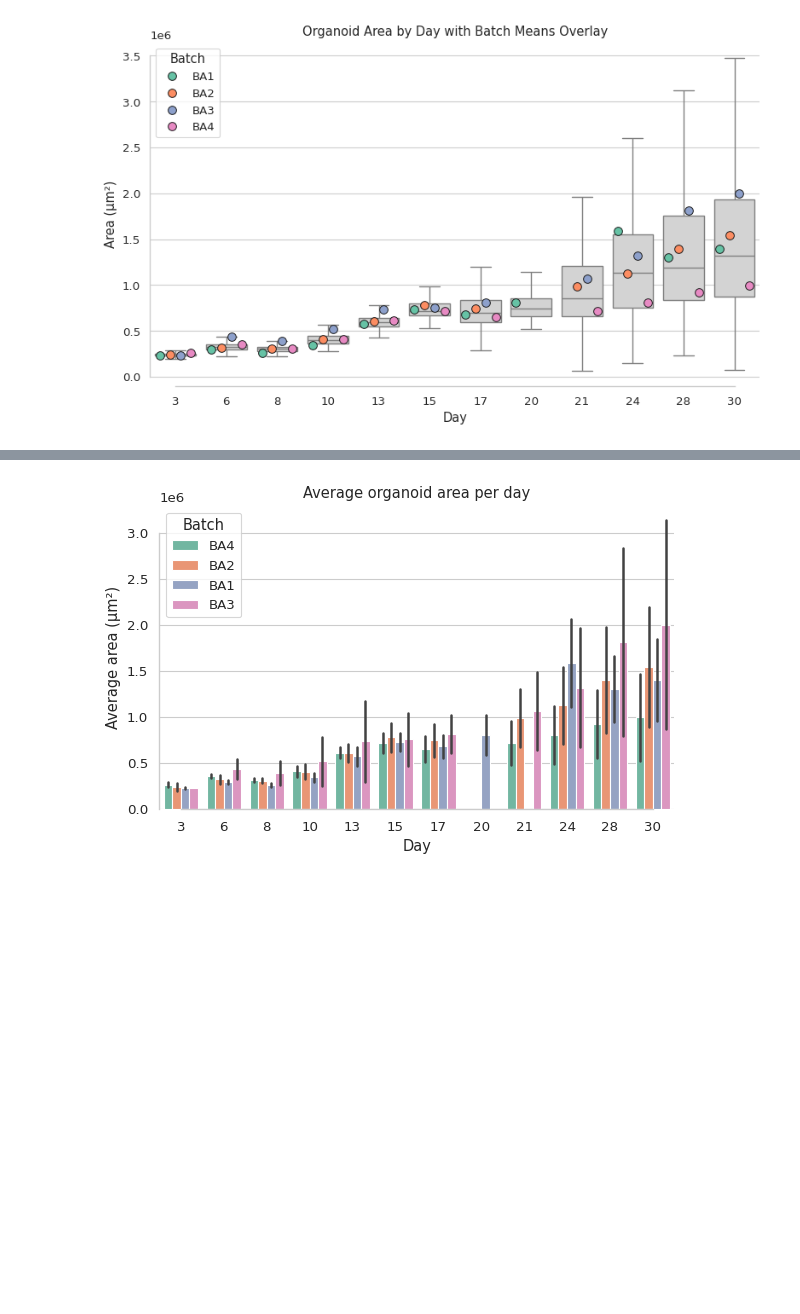
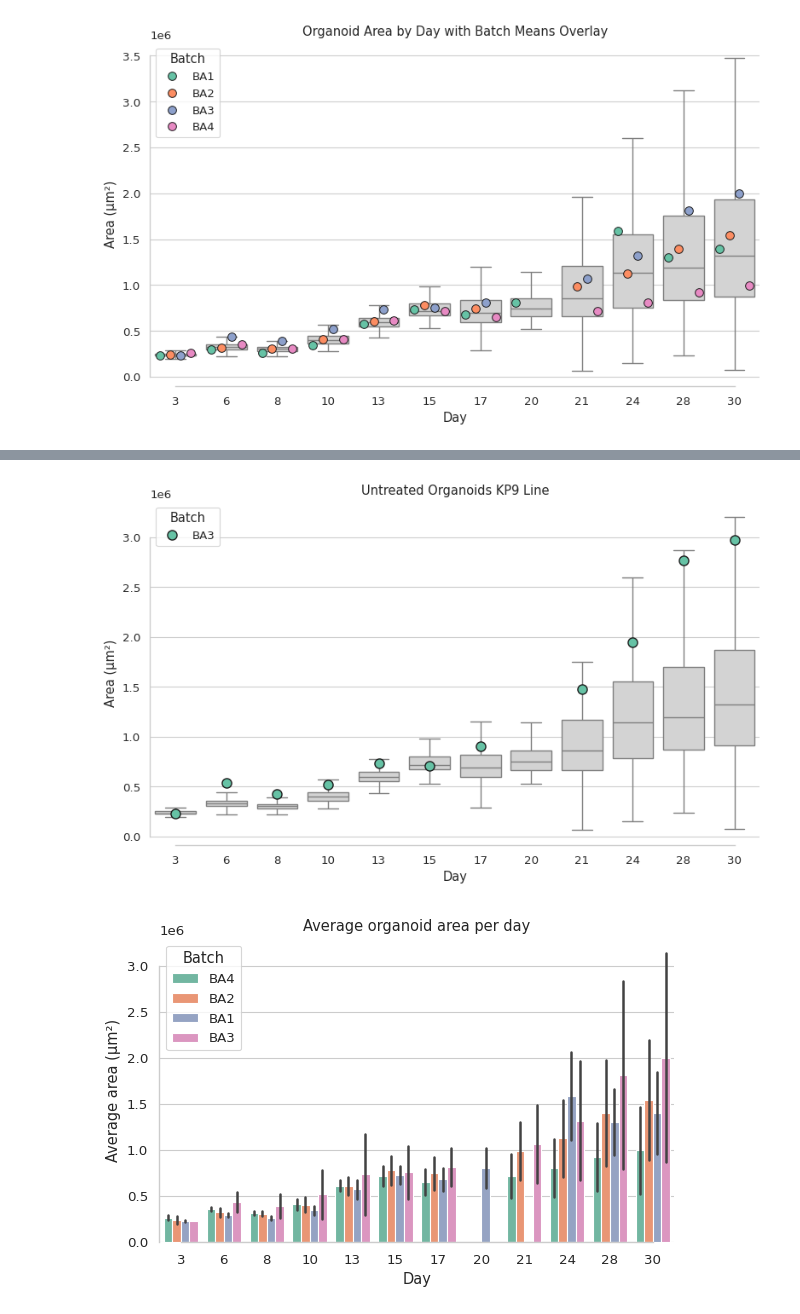
Before and after one commit to dsi-clinic/2025-promega-mini-test, a Jupyter notebook: shape_metrics/plot_metrics.ipynb, the cells around one changed output, grey strips where cells are left out. Cells and saved outputs as stored; diff of their text form; code cells hidden in the pictures; blank space fills up the shorter version.

```diff
--- a/shape_metrics/plot_metrics.ipynb
+++ b/shape_metrics/plot_metrics.ipynb
@@ -68,0 +85,9 @@ Index(['img_id', 'batch_day', 'area_um2', 'perimeter_um', 'major_um',
+# %%
+df_with_treatment = df[df["treatment"].notna()]
+df_no_treatment = df[df["treatment"].isna()]
+
+df_kp9_treat     = df[(df["cellLine"] == "KP9") & (df["treatment"].notna())]
+df_kp9_control   = df[(df["cellLine"] == "KP9") & (df["treatment"].isna())]
+
+df_gm_treat      = df[(df["cellLine"] == "GM23279A") & (df["treatment"].notna())]
+df_gm_control    = df[(df["cellLine"] == "GM23279A") & (df["treatment"].isna())]
@@ -69,3 +121,28 @@ Index(['img_id', 'batch_day', 'area_um2', 'perimeter_um', 'major_um',
+# %%
+df_untreated = df[df["treatment"].isna()]
+means_untreated = df_kp9_control.groupby(["batch", "day"])[metric].mean().reset_index()
+
+plt.figure(figsize=(8, 5))
+ax = sns.boxplot(
+    data=df_untreated, x="day", y=metric,
+    color="lightgray", showfliers=False
+)
+
+sns.stripplot(
+    data=means_untreated, x="day", y=metric,
+    hue="batch", dodge=True, palette="Set2",
+    size=8, marker="o", edgecolor="k", linewidth=1, ax=ax
+)
+
+ax.set_xlabel("Day")
+ax.set_ylabel("Area (µm²)")
+ax.set_title("Untreated Organoids KP9 Line")
+sns.despine(trim=True)
+plt.legend(title="Batch", loc="upper left")
+plt.tight_layout()
+plt.show()
+# %% [output]
+[figure, added]
 # %%
 import pandas as pd
 import matplotlib.pyplot as plt
```
Also changed, not shown: parts of 3 cells of this notebook, 1 other file.
